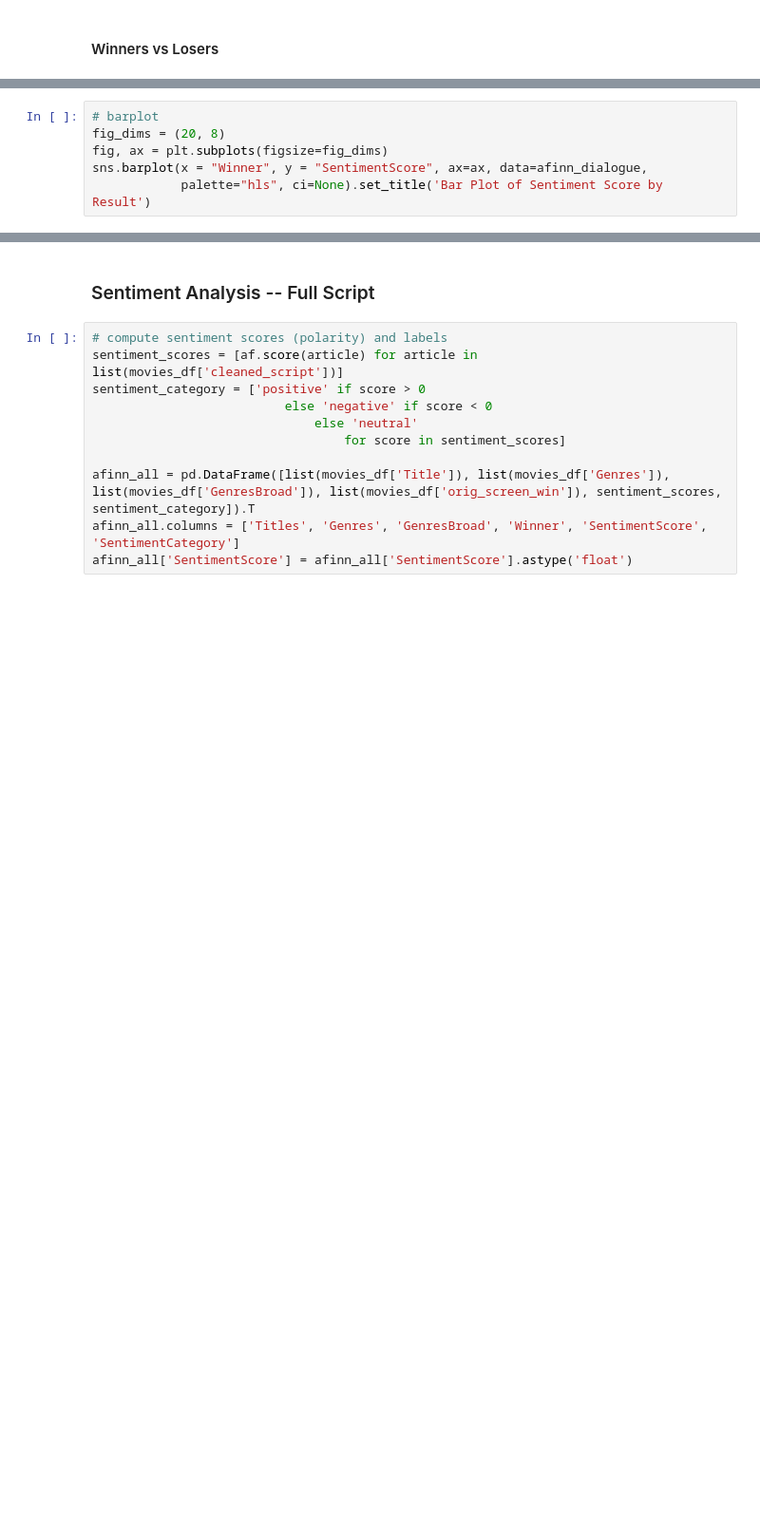
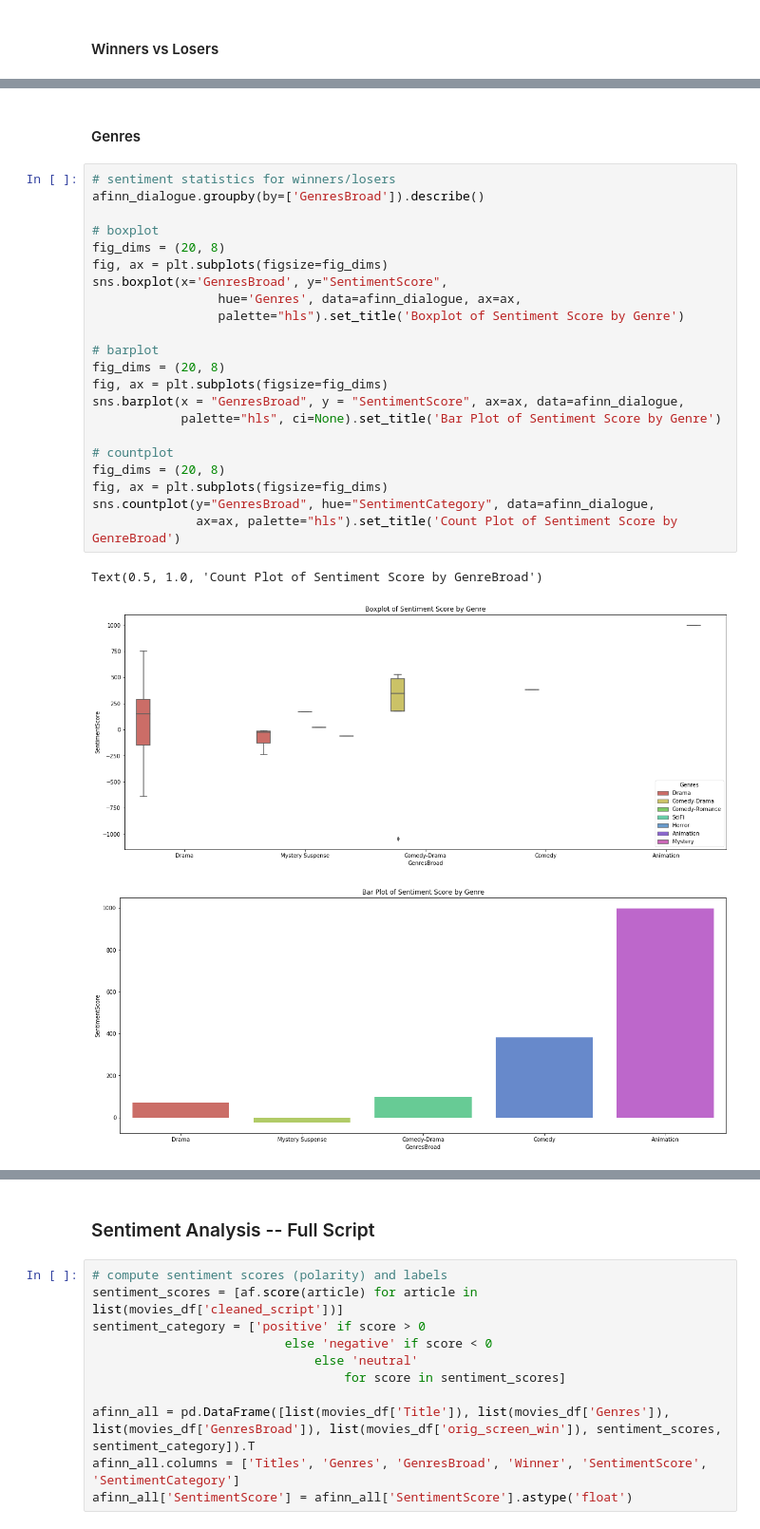
Before and after one commit to carousallie/nlp_movie_script_project, a Jupyter notebook: NLP_Project_Analysis----AR.ipynb, the cells around one changed output, grey strips where cells are left out. Shown at 95% size. Drawn from its saved outputs; the diff is of its cells as text; blank space fills up the shorter version.

```diff
--- a/NLP_Project_Analysis----AR.ipynb
+++ b/NLP_Project_Analysis----AR.ipynb
@@ -192,6 +175,28 @@ Text(0.5, 1.0, 'Boxplot of Sentiment Score by Result')
+# %% [markdown]
+#### Genres
 # %%
+# sentiment statistics for winners/losers
+afinn_dialogue.groupby(by=['GenresBroad']).describe()
+
+# boxplot
+fig_dims = (20, 8)
+fig, ax = plt.subplots(figsize=fig_dims)
+sns.boxplot(x='GenresBroad', y="SentimentScore",
+                 hue='Genres', data=afinn_dialogue, ax=ax,
+                 palette="hls").set_title('Boxplot of Sentiment Score by Genre')
+
 # barplot
 fig_dims = (20, 8)
 fig, ax = plt.subplots(figsize=fig_dims)
-sns.barplot(x = "Winner", y = "SentimentScore", ax=ax, data=afinn_dialogue,
-            palette="hls", ci=None).set_title('Bar Plot of Sentiment Score by Result')
+sns.barplot(x = "GenresBroad", y = "SentimentScore", ax=ax, data=afinn_dialogue,
+            palette="hls", ci=None).set_title('Bar Plot of Sentiment Score by Genre')
+
+# countplot
+fig_dims = (20, 8)
+fig, ax = plt.subplots(figsize=fig_dims)
+sns.countplot(y="GenresBroad", hue="SentimentCategory", data=afinn_dialogue,
+              ax=ax, palette="hls").set_title('Count Plot of Sentiment Score by GenreBroad')
+# %% [output]
+Text(0.5, 1.0, 'Count Plot of Sentiment Score by GenreBroad')
+[figure, added]
+[figure, added]
```
Also changed, not shown: parts of 28 cells of this notebook, 2 other files.
